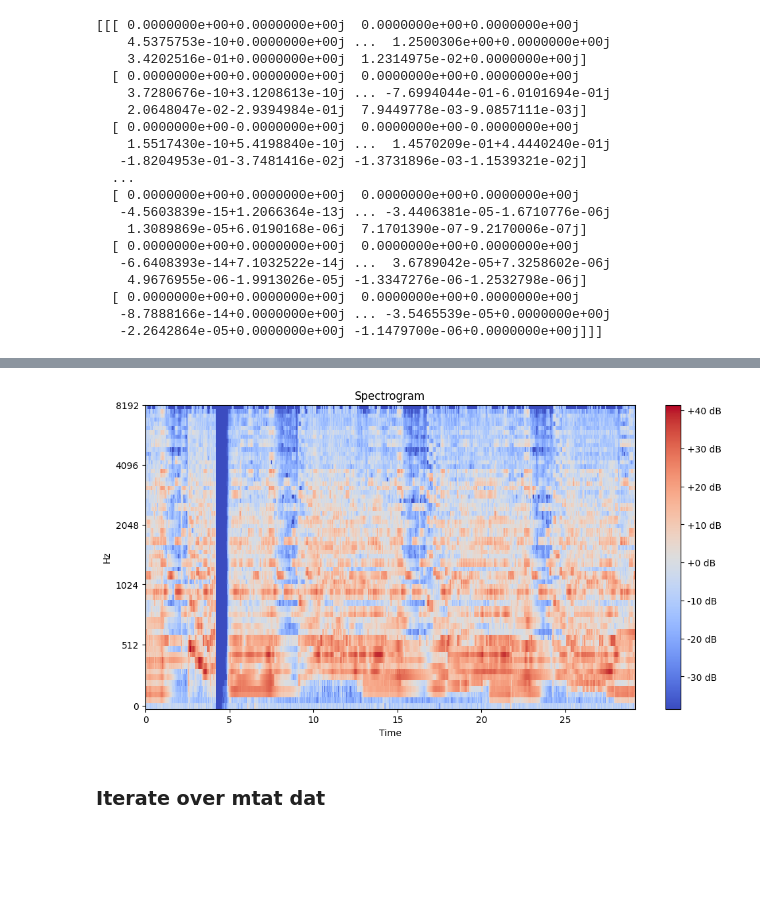
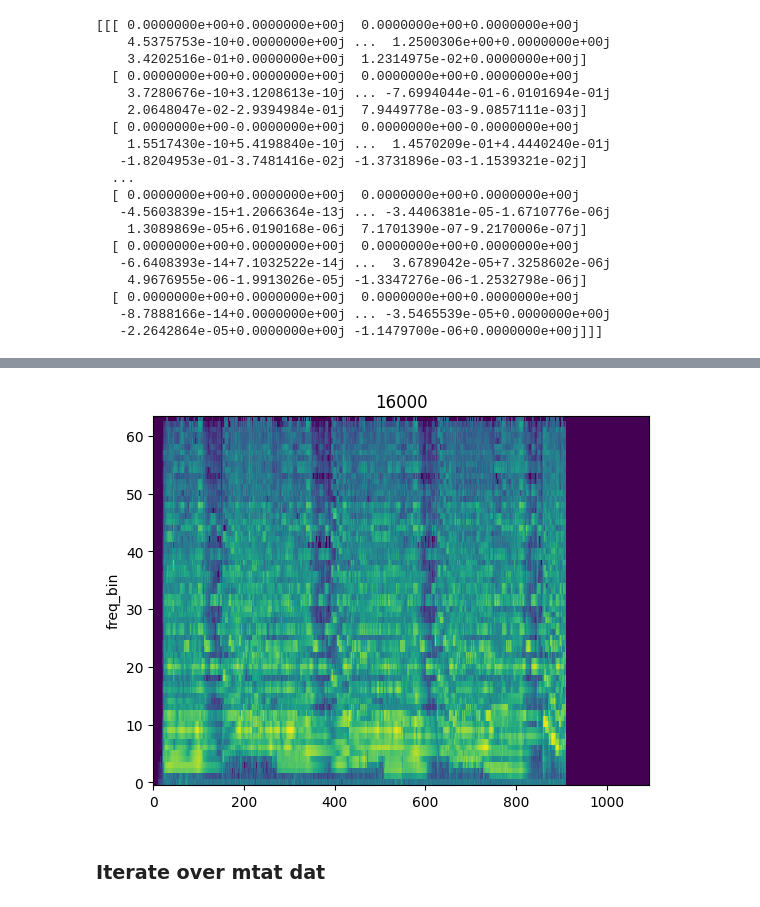
Before and after one commit to syeon0928/tagging-music-sequences, a Jupyter notebook: notebooks/preprocess_and_eda.ipynb, the cells around one changed output, grey strips where cells are left out. Saved outputs shown, nothing was run; the diff lists cells and outputs as text; code cells hidden in the pictures; blank space fills up the shorter version.

```diff
--- a/notebooks/preprocess_and_eda.ipynb
+++ b/notebooks/preprocess_and_eda.ipynb
@@ -550,10 +571,17 @@ AudioPlot.plot_spectrogram(mel_spec_fixed, sample_rate)
-# %%
-# Time shifting
-shifted_waveform, sample_rate = AudioAugment.time_shift(waveform, sample_rate, shift_limit=0.4)
-mel_spec_time_shift_fixed_dur = AudioUtil.mel_spectrogram_with_db(shifted_waveform, sample_rate)
-AudioPlot.plot_spectrogram(mel_spec_time_shift_fixed_dur, sample_rate)
-# %% [output]
-[figure, removed]
+# %%
+# audio_length < target length
+waveform_pad, sample_rate = AudioUtil.pad_or_trunc(audio, max_s=35)
+
+# Transform to mel spectrogram with decibals domain
+transformation = torch.nn.Sequential(
+    T.MelSpectrogram(sample_rate=sample_rate, n_fft=1024, hop_length=None, n_mels=64),
+    T.AmplitudeToDB(top_db=80)
+)
+
+mel_spec_pad = transformation(waveform_pad)
+AudioPlot.plot_spectrogram(mel_spec_pad[0], sample_rate)
+# %% [output]
+[figure, added]
 # %% [markdown]
 ### Iterate over mtat dat
 # %%
```
Also changed, not shown: parts of 9 cells of this notebook, 9 other files.
